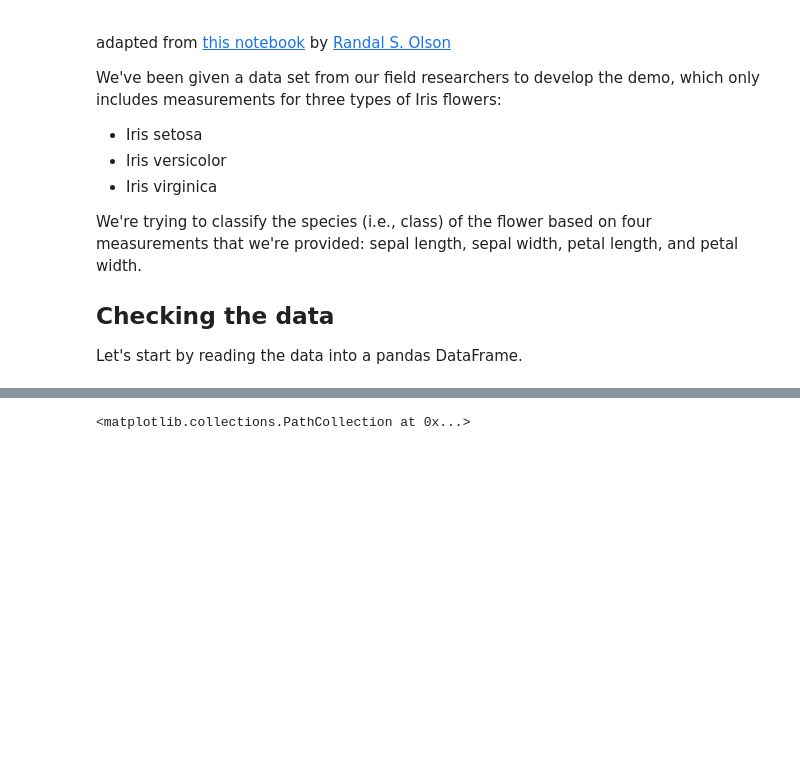
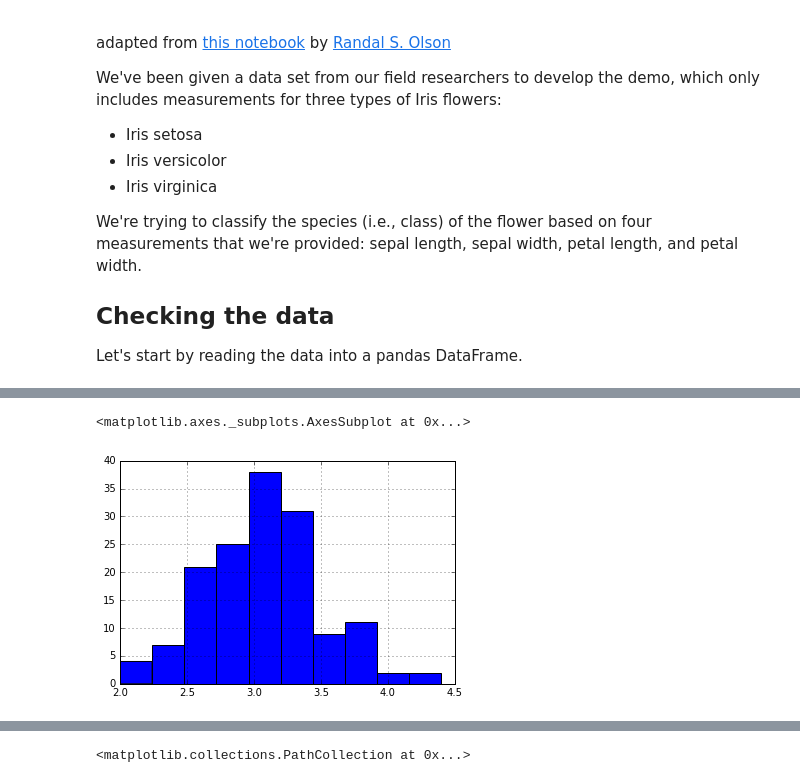
Before and after one commit to inkandswitch/livebook, a Jupyter notebook: sample-notebooks/iris_data.ipynb, the cells around one changed output, grey strips where cells are left out. Cells and saved outputs as stored; diff of their text form; code cells hidden in the pictures; blank space fills up the shorter version.

```diff
--- a/sample-notebooks/iris_data.ipynb
+++ b/sample-notebooks/iris_data.ipynb
@@ -40,0 +96,5 @@ We can observe the correlation between the petal width and length:
+# %%
+iris_data['sepal_width_cm'].hist()
+# %% [output]
+<matplotlib.axes._subplots.AxesSubplot at 0x...>
+[figure, added]
```
Also changed, not shown: parts of 36 cells of this notebook.
